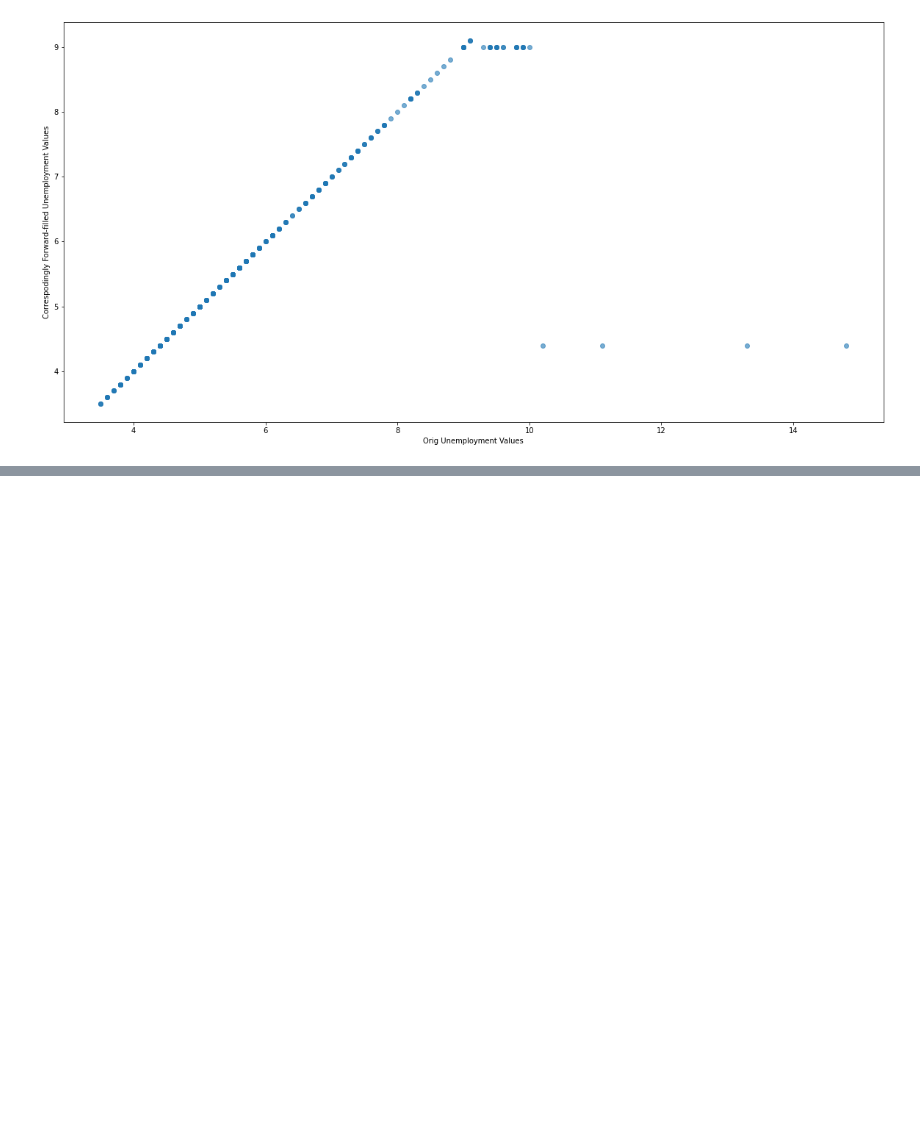
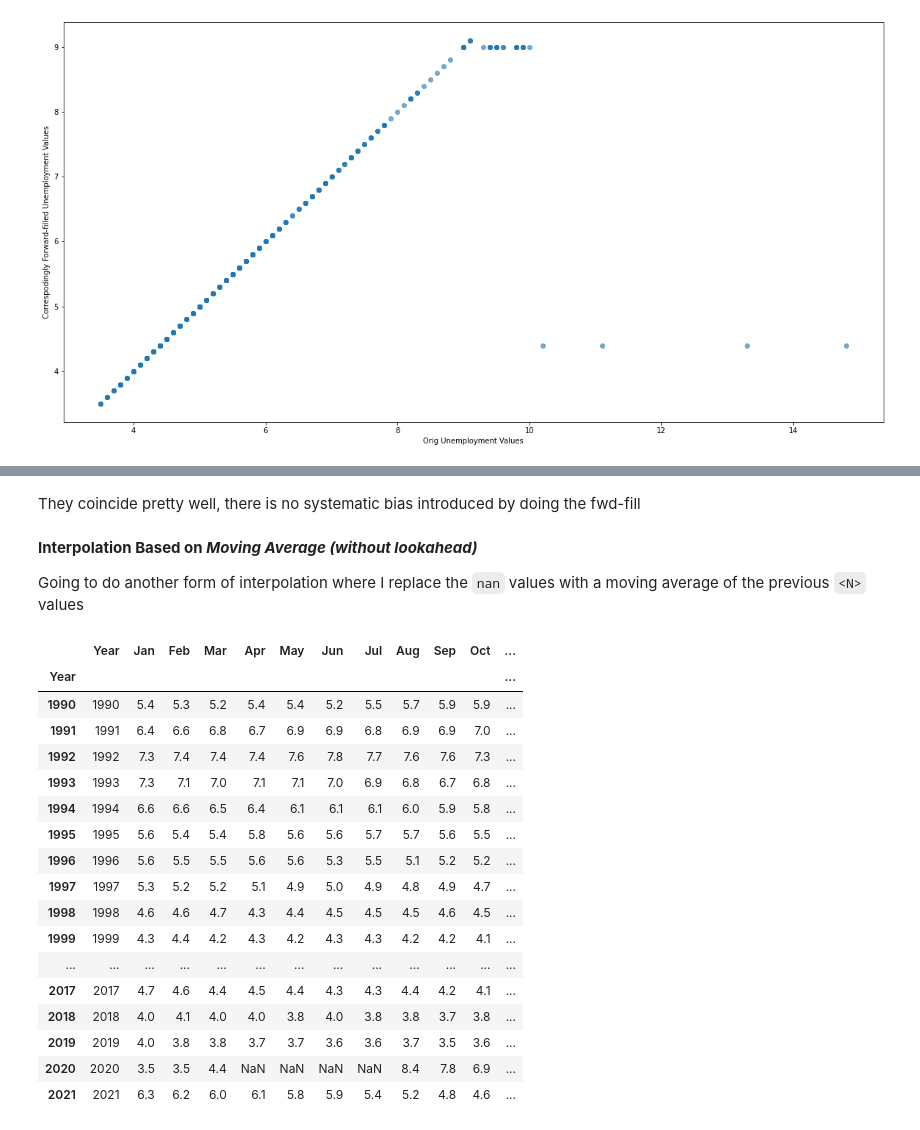
Before and after one commit to michael-a-green/BookRepo, a Jupyter notebook: Ch02/pycharm_project/My_Notebook_Ch02.ipynb, the cells around one changed output, grey strips where cells are left out. Cells and saved outputs as stored; diff of their text form; code cells hidden in the pictures; blank space fills up the shorter version.

```diff
--- a/Ch02/pycharm_project/My_Notebook_Ch02.ipynb
+++ b/Ch02/pycharm_project/My_Notebook_Ch02.ipynb
@@ -950,0 +1630,2 @@ SyntaxError: invalid syntax (<ipython-input-90-0f2b8d1aeee7>, line 1)
+# %%
+my_month_year_unemp_dict = {}
@@ -950,0 +1655,9 @@ SyntaxError: invalid syntax (<ipython-input-90-0f2b8d1aeee7>, line 1)
+# %%
+list_of_month_year_to_keep = []
+
+for monthyear in my_month_year_unemp_top10_dict:
+    temp_month, temp_year = monthyear.split("_")
+    temp_year = float(temp_year)
+    list_of_month_year_to_keep.append((temp_month,temp_year))
+
+print(list_of_month_year_to_keep)
@@ -950,0 +1666,19 @@ SyntaxError: invalid syntax (<ipython-input-90-0f2b8d1aeee7>, line 1)
+# %%
+#create a new DF containing years 1990-2021 and months Jan-Dec
+#fill in the values from DF
+#the unassigned values make them NaN
+for mymonth in List_Of_Month_Names:
+    #print("type mymonth ",type(mymonth))
+    #print("mymonth in ")
+    for myyear in List_Of_Years:
+        temp_year = float(myyear)
+
+        #if you want to keep only the top NUMBER_OF_MAX_UNEMPLOYMENT_MONTHS_TO_REMOVE
+        #if not( (mymonth,temp_year) in list_of_month_year_to_keep):
+
+        #if you want to remove the top NUMBER_OF_MAX_UNEMPLOYMENT_MONTHS_TO_REMOVE
+        if  (mymonth,temp_year) in list_of_month_year_to_keep:
+
+
+            selector = (bls_unemployment_tops_df["Year"] == temp_year)
+            bls_unemployment_tops_df.loc[selector,mymonth] = None
@@ -950,0 +1906,6 @@ SyntaxError: invalid syntax (<ipython-input-90-0f2b8d1aeee7>, line 1)
+# %% [markdown]
+They coincide pretty well, there is no systematic bias introduced by doing the fwd-fill
+# %% [markdown]
+**Interpolation Based on _Moving Average (without lookahead)_**
+
+Going to do another form of interpolation where I replace the `nan` values with a moving average of the previous `<N>` values
@@ -950,0 +1917,22 @@ SyntaxError: invalid syntax (<ipython-input-90-0f2b8d1aeee7>, line 1)
+# %%
+bls_unemployment_ma_filled_df = bls_unemployment_ma_filled_df.set_index("Year",drop=False)
+bls_unemployment_ma_filled_df
+# %% [output]
+|  | Year | Jan | Feb | Mar | Apr | May | Jun | Jul | Aug | Sep | Oct | ... |
+| Year |  |  |  |  |  |  |  |  |  |  |  | ... |
+| 1990 | 1990 | 5.4 | 5.3 | 5.2 | 5.4 | 5.4 | 5.2 | 5.5 | 5.7 | 5.9 | 5.9 | ... |
+| 1991 | 1991 | 6.4 | 6.6 | 6.8 | 6.7 | 6.9 | 6.9 | 6.8 | 6.9 | 6.9 | 7.0 | ... |
+| 1992 | 1992 | 7.3 | 7.4 | 7.4 | 7.4 | 7.6 | 7.8 | 7.7 | 7.6 | 7.6 | 7.3 | ... |
+| 1993 | 1993 | 7.3 | 7.1 | 7.0 | 7.1 | 7.1 | 7.0 | 6.9 | 6.8 | 6.7 | 6.8 | ... |
+| 1994 | 1994 | 6.6 | 6.6 | 6.5 | 6.4 | 6.1 | 6.1 | 6.1 | 6.0 | 5.9 | 5.8 | ... |
+| 1995 | 1995 | 5.6 | 5.4 | 5.4 | 5.8 | 5.6 | 5.6 | 5.7 | 5.7 | 5.6 | 5.5 | ... |
+| 1996 | 1996 | 5.6 | 5.5 | 5.5 | 5.6 | 5.6 | 5.3 | 5.5 | 5.1 | 5.2 | 5.2 | ... |
+| 1997 | 1997 | 5.3 | 5.2 | 5.2 | 5.1 | 4.9 | 5.0 | 4.9 | 4.8 | 4.9 | 4.7 | ... |
+| 1998 | 1998 | 4.6 | 4.6 | 4.7 | 4.3 | 4.4 | 4.5 | 4.5 | 4.5 | 4.6 | 4.5 | ... |
+| 1999 | 1999 | 4.3 | 4.4 | 4.2 | 4.3 | 4.2 | 4.3 | 4.3 | 4.2 | 4.2 | 4.1 | ... |
+| ... | ... | ... | ... | ... | ... | ... | ... | ... | ... | ... | ... | ... |
+| 2017 | 2017 | 4.7 | 4.6 | 4.4 | 4.5 | 4.4 | 4.3 | 4.3 | 4.4 | 4.2 | 4.1 | ... |
+| 2018 | 2018 | 4.0 | 4.1 | 4.0 | 4.0 | 3.8 | 4.0 | 3.8 | 3.8 | 3.7 | 3.8 | ... |
+| 2019 | 2019 | 4.0 | 3.8 | 3.8 | 3.7 | 3.7 | 3.6 | 3.6 | 3.7 | 3.5 | 3.6 | ... |
+| 2020 | 2020 | 3.5 | 3.5 | 4.4 | NaN | NaN | NaN | NaN | 8.4 | 7.8 | 6.9 | ... |
+| 2021 | 2021 | 6.3 | 6.2 | 6.0 | 6.1 | 5.8 | 5.9 | 5.4 | 5.2 | 4.8 | 4.6 | ... |
```
Also changed, not shown: parts of 142 cells of this notebook, 1 other file.
